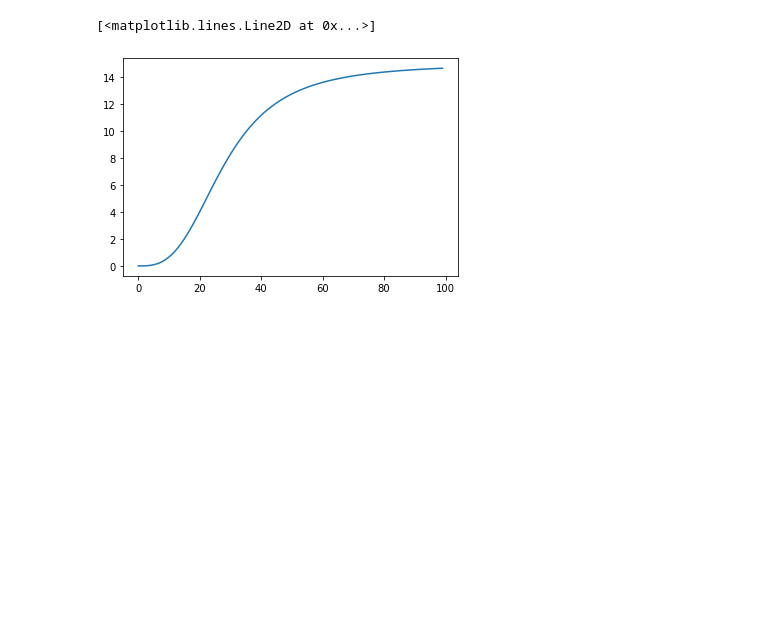
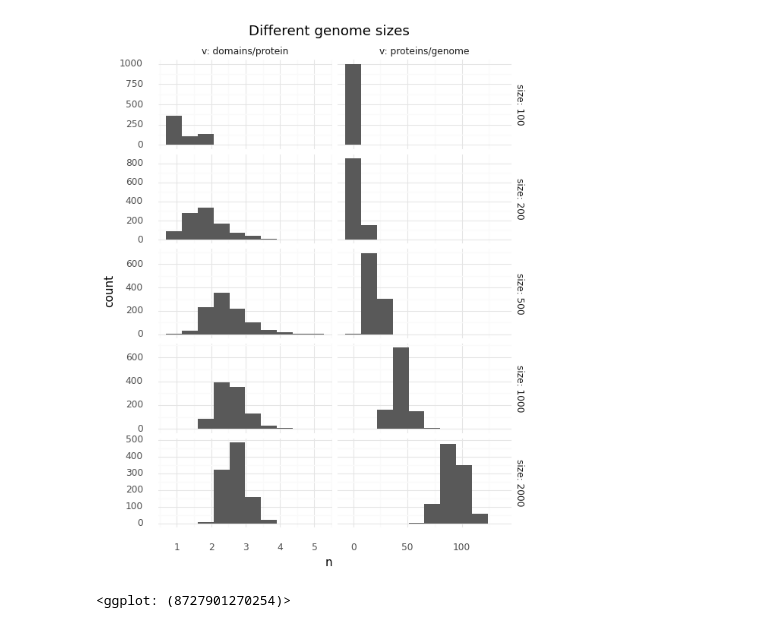
Before and after one commit to mRcSchwering/magic-soup, a Jupyter notebook: check.ipynb, the cells around one changed output. Cells and saved outputs as stored; diff of their text form; code cells hidden in the pictures; blank space fills up the shorter version.

```diff
--- a/check.ipynb
+++ b/check.ipynb
@@ -1,9 +8,13 @@
 # %%
 from itertools import product
+import math
 import networkx as nx
 import matplotlib.pyplot as plt
-import matplotlib.patches as mpatches
+import pandas as pd
 import torch
+from plotnine import *
 import magicsoup as ms
-from magicsoup.util import rand_genome
-from magicsoup.examples.default import MOLECULES, ACTIONS, DOMAINS
+from magicsoup.examples.wood_ljungdahl import MOLECULES, REACTIONS
+
+theme_set(theme_minimal())
+CHEMISTRY = ms.Chemistry(molecules=MOLECULES, reactions=REACTIONS)
@@ -10,11 +27,19 @@ from magicsoup.examples.default import MOLECULES, ACTIONS, DOMAINS
 # %%
-def prot_dom_stats(len_range, genetics: ms.Genetics):
-    genomes = [rand_genome(len_range) for _ in range(100)]
-    protstats = []
-    domstats = []
-    for genome in genomes:
-        proteins = genetics.get_proteome(genome)
-        protstats.append(len(proteins))
+genetics = ms.Genetics(chemistry=CHEMISTRY)
+records = []
+for size in (100, 200, 500, 1000, 2000):
+    for _ in range(1000):
+        genome = ms.random_genome(s=size)
+        proteins = genetics.get_proteome(seq=genome)
+        records.append({
+            "size": size,
+            "n": len(proteins),
+            "v": "proteins/genome"
+        })
         if len(proteins) > 0:
-            domstats.extend([len(d.domains) for d in proteins])
-    return protstats, domstats
+            records.append({
+                "size": size,
+                "n": sum(len(d.domains) for d in proteins) / len(proteins),
+                "v": "domains/protein"
+            })
+df = pd.DataFrame.from_records(records)
@@ -164,18 +46,9 @@ for cell_i in range(n_cells):
-# %%
-
-import matplotlib.pyplot as plt
-
-
-def a(x, vmax, km):
-    return vmax * x / (km + x)
-
-
-def f(x, vmax, km, coop, r=1):
-    return vmax * r* x ** coop / ((km * r) ** coop + x ** coop)
-
-
-
-plt.plot([f(d / 200, 15, 0.14, 3, a(1000, 1, 1)) for d in range(100)])
-# %% [output]
-[<matplotlib.lines.Line2D at 0x...>]
-[figure, removed]
+# %%
+(ggplot(df)
+    + geom_histogram(aes(x="n"), bins=10)
+    + facet_grid("size ~ v", scales="free", labeller="label_both")
+    + theme(figure_size=(6, 8))
+    + ggtitle("Different genome sizes"))
+# %% [output]
+[figure, added]
+<ggplot: (8727901270254)>
```
Also changed, not shown: parts of 16 cells of this notebook, 4 other files.
